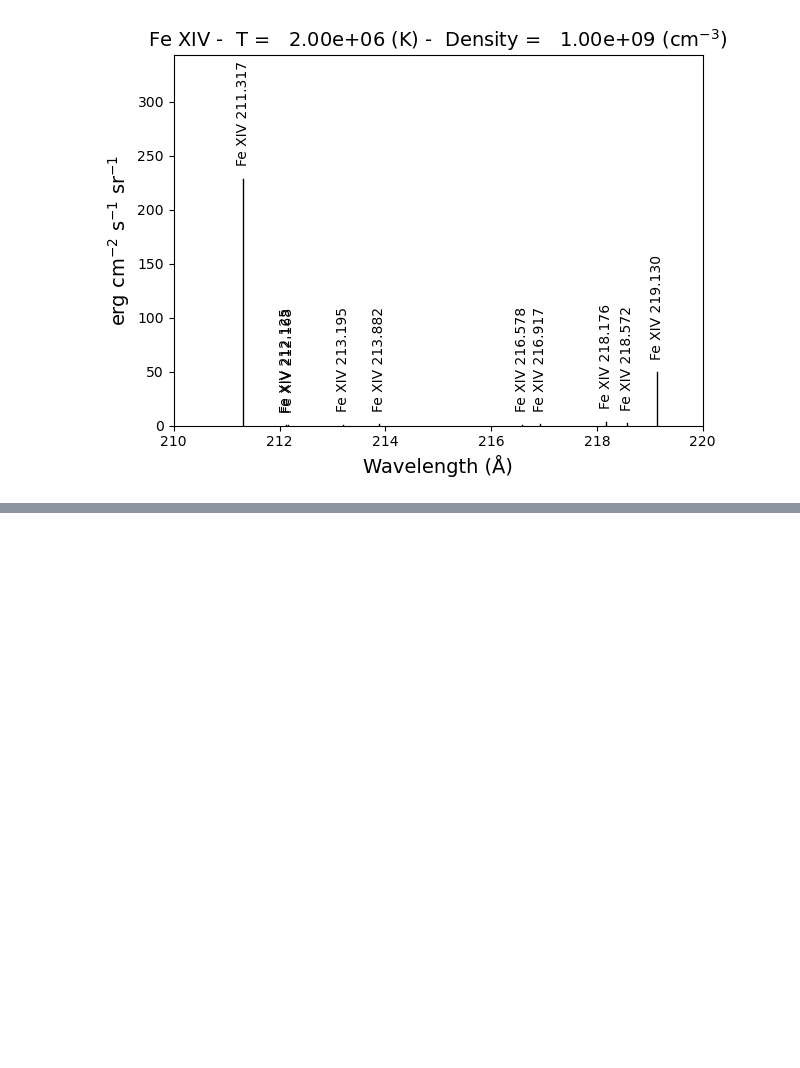
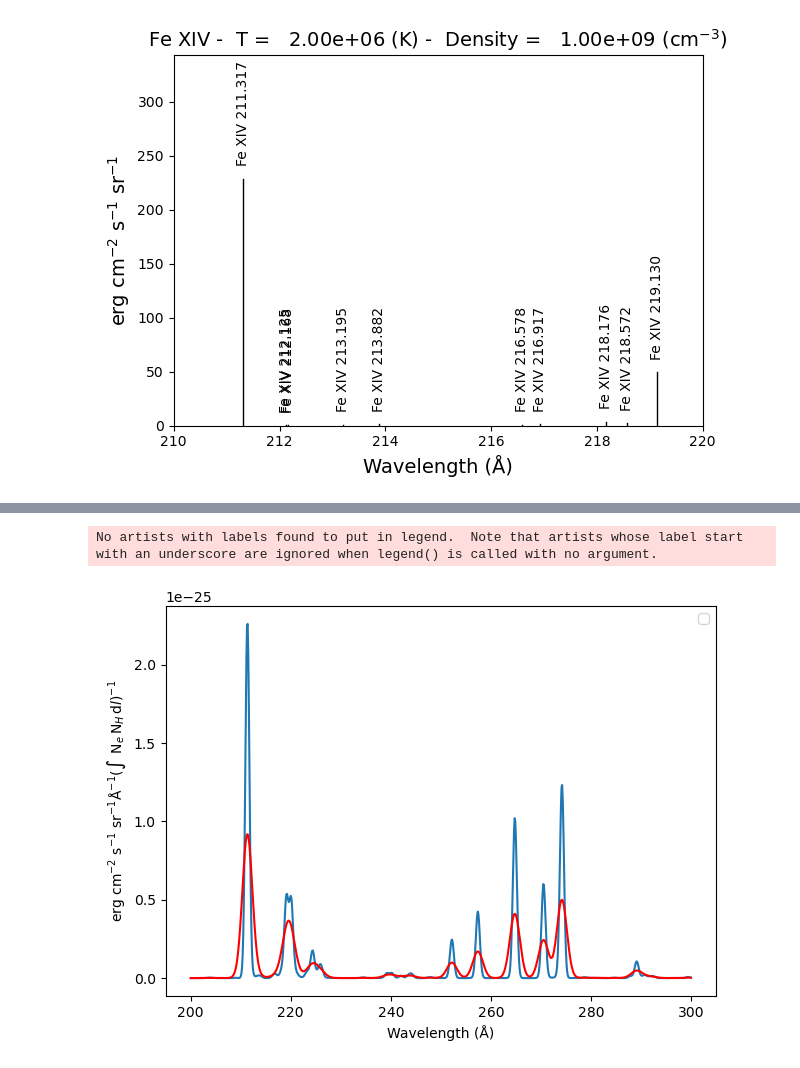
Before and after one commit to MaoChengzhi/EVE-spectrum-correction, a Jupyter notebook: Chapter4_v3/basic_ops/chiant_test.ipynb, the cells around one changed output, grey strips where cells are left out. Cells and saved outputs as stored; diff of their text form; code cells hidden in the pictures; blank space fills up the shorter version.

```diff
--- a/Chapter4_v3/basic_ops/chiant_test.ipynb
+++ b/Chapter4_v3/basic_ops/chiant_test.ipynb
@@ -29,0 +77,17 @@ using index =    10 specifying temperature =    2.00e+06
+# %%
+temp = 10.**(5.8 + 0.1*np.arange(11.))
+dens = 1.e+9
+fe14 = ch.ion('fe_14', temp, dens)
+emeas = np.ones(11,'float64')*1.e+27
+wvl = 200. + 0.125*np.arange(801)
+fe14.spectrum(wvl,filter=(chfilters.gaussian,.4),label='.4')
+fe14.spectrum(wvl,filter=(chfilters.gaussian,1.),label='1.')
+plt.plot(wvl,fe14.Spectrum['.4']['intensity'][5])
+plt.plot(wvl,fe14.Spectrum['1.']['intensity'][5],'-r')
+plt.xlabel(fe14.Spectrum['.4']['xlabel'])
+plt.ylabel(fe14.Spectrum['.4']['ylabel'])
+plt.legend(loc='upper right')
+plt.tight_layout()
+# %% [output]
+No artists with labels found to put in legend.  Note that artists whose label start with an underscore are ignored when legend() is called with no argument.
+[figure, added]
```
Also changed, not shown: parts of 6 cells of this notebook, 10 other files.
